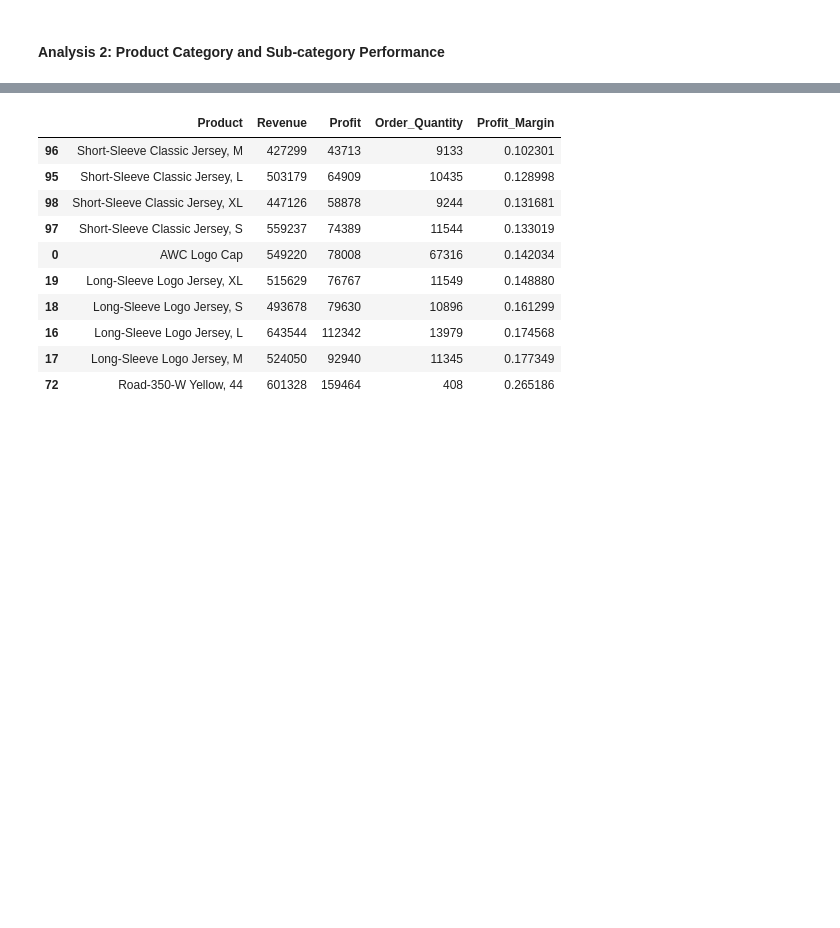
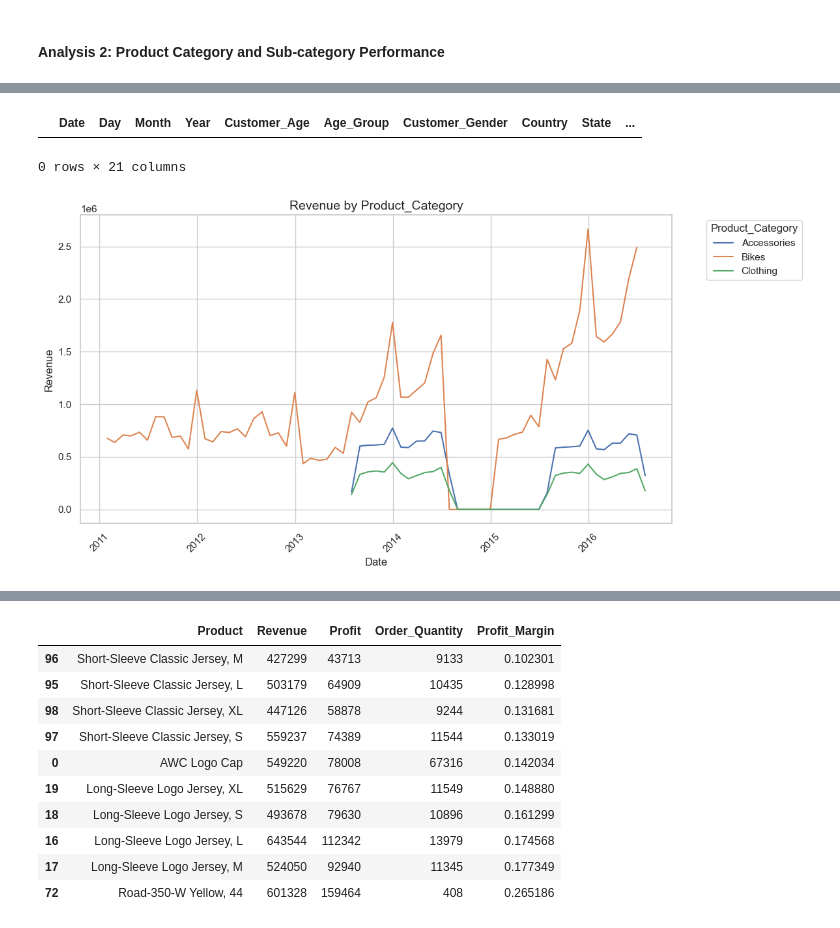
Before and after one commit to JinnOppa/Data-Analysis-Portfolio, a Jupyter notebook: bike-sales/sales2.ipynb, the cells around one changed output, grey strips where cells are left out. Drawn from its saved outputs; the diff is of its cells as text; code cells hidden in the pictures; blank space fills up the shorter version.

```diff
--- a/bike-sales/sales2.ipynb
+++ b/bike-sales/sales2.ipynb
@@ -101,0 +285,12 @@ category_performance
+# %%
+# Set 'Date' as index
+product_category_data.set_index('Date', inplace=True)
+# %%
+# Resample to monthly frequency, summing Revenue, Profit, and Order_Quantity
+monthly_product_category_data = product_category_data.groupby('Product_Category').resample('M').agg({
+    'Revenue': 'sum',
+    'Profit': 'sum',
+    'Order_Quantity': 'sum'
+}).reset_index()
+
+monthly_product_category_data
@@ -101,0 +311,25 @@ category_performance
+# %%
+monthly_product_category_data.set_index('Date', inplace=True)
+# %%
+import matplotlib.pyplot as plt
+import seaborn as sns
+
+# Set plot style
+sns.set(style="whitegrid")
+
+# Function to plot time series data for a given dataframe and metric
+def plot_time_series(df, category, metric, title):
+    plt.figure(figsize=(12, 6))
+
+    # Plot the time series for each unique category
+    for cat in df[category].unique():
+        subset = df[df[category] == cat]
+        plt.plot(subset.index, subset[metric], label=cat)
+
+    plt.title(f'{title} by {category}', fontsize=14)
+    plt.xlabel('Date', fontsize=12)
+    plt.ylabel(metric, fontsize=12)
+    plt.legend(title=category, bbox_to_anchor=(1.05, 1), loc='upper left')
+    plt.xticks(rotation=45)
+    plt.tight_layout()
+    plt.show()
@@ -101,0 +394,20 @@ category_performance
+# %%
+# Define the date range
+start_date = '2014-07-01'
+end_date = '2014-12-30'
+
+# Filter the DataFrame
+test = df.loc[
+    (df['Date'] >= start_date) &
+    (df['Date'] <= end_date) &
+    (df['Product_Category'] == 'Bikes')
+]
+
+test
+# %% [output]
+|  | Date | Day | Month | Year | Customer_Age | Age_Group | Customer_Gender | Country | State | ... |
+0 rows × 21 columns
+# %%
+plot_time_series(monthly_product_category_data, 'Product_Category', 'Revenue', 'Revenue')
+# %% [output]
+[figure, added]
```
Also changed, not shown: parts of 40 cells of this notebook.
